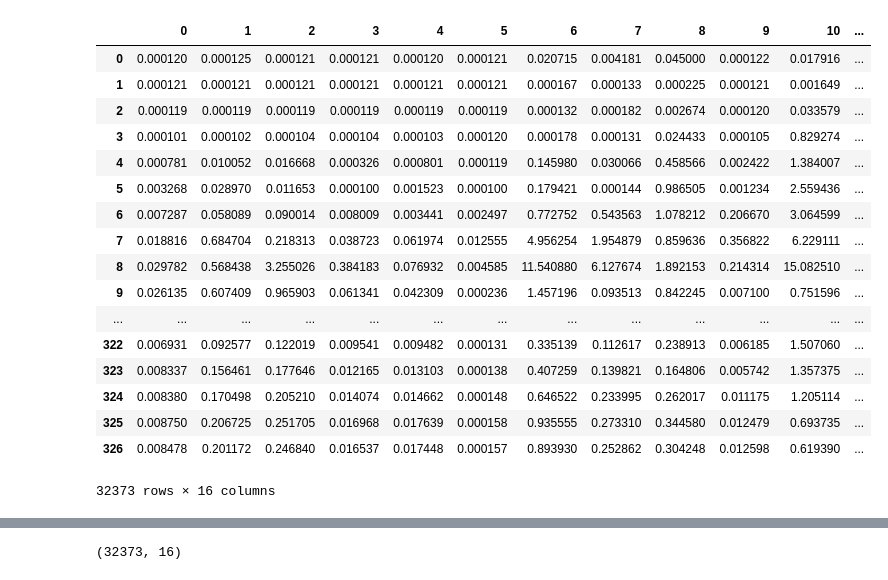
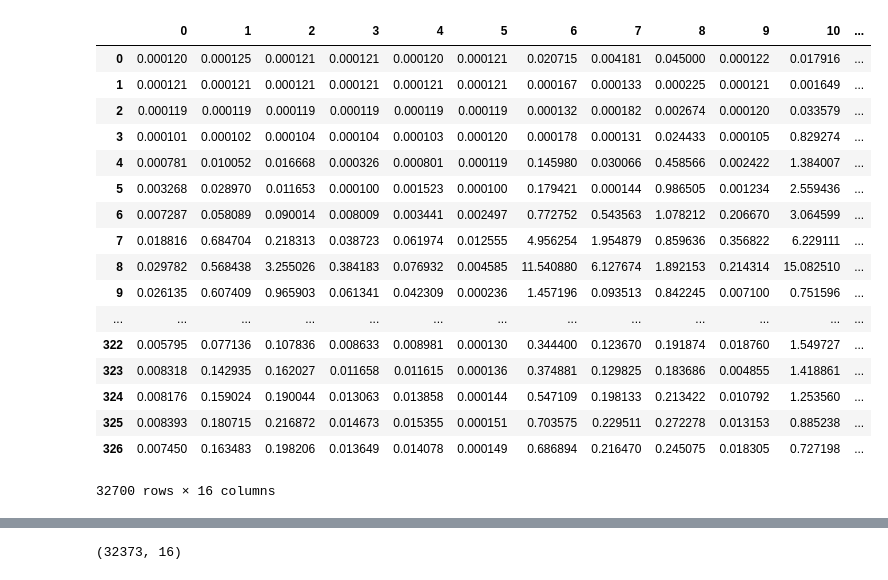
Before and after one commit to freecraver/ML-fun, a Jupyter notebook: greenhouse/greenhouse.ipynb, the cells around one changed output, grey strips where cells are left out. Drawn from its saved outputs; the diff is of its cells as text; code cells hidden in the pictures.

```diff
--- a/greenhouse/greenhouse.ipynb
+++ b/greenhouse/greenhouse.ipynb
@@ -44,36 +44,36 @@ init_notebook_mode(connected=True)
 # %%
 data_path = "ghg_data/ghg.gid.site0001.dat"
 df_data = pd.read_csv(data_path,sep=' ',header=None)
 df_data = df_data.T
 data_path = "ghg_data/ghg.gid.site"
-for x in range(2,100):
+for x in range(2,101):
     num=str(x)
     while(len(num)<4):
         num="0"+num
 
     dat = pd.read_csv((data_path+num+".dat"),sep=' ',header=None)
     dat = dat.T
     df_data = pd.concat([df_data,dat])
 
 
 df_data.rename(columns={15:'synth'}, inplace=True)
 df_data
 # %% [output]
 |  | 0 | 1 | 2 | 3 | 4 | 5 | 6 | 7 | 8 | 9 | 10 | ... |
 | 0 | 0.000120 | 0.000125 | 0.000121 | 0.000121 | 0.000120 | 0.000121 | 0.020715 | 0.004181 | 0.045000 | 0.000122 | 0.017916 | ... |
 | 1 | 0.000121 | 0.000121 | 0.000121 | 0.000121 | 0.000121 | 0.000121 | 0.000167 | 0.000133 | 0.000225 | 0.000121 | 0.001649 | ... |
 | 2 | 0.000119 | 0.000119 | 0.000119 | 0.000119 | 0.000119 | 0.000119 | 0.000132 | 0.000182 | 0.002674 | 0.000120 | 0.033579 | ... |
 | 3 | 0.000101 | 0.000102 | 0.000104 | 0.000104 | 0.000103 | 0.000120 | 0.000178 | 0.000131 | 0.024433 | 0.000105 | 0.829274 | ... |
 | 4 | 0.000781 | 0.010052 | 0.016668 | 0.000326 | 0.000801 | 0.000119 | 0.145980 | 0.030066 | 0.458566 | 0.002422 | 1.384007 | ... |
 | 5 | 0.003268 | 0.028970 | 0.011653 | 0.000100 | 0.001523 | 0.000100 | 0.179421 | 0.000144 | 0.986505 | 0.001234 | 2.559436 | ... |
 | 6 | 0.007287 | 0.058089 | 0.090014 | 0.008009 | 0.003441 | 0.002497 | 0.772752 | 0.543563 | 1.078212 | 0.206670 | 3.064599 | ... |
 | 7 | 0.018816 | 0.684704 | 0.218313 | 0.038723 | 0.061974 | 0.012555 | 4.956254 | 1.954879 | 0.859636 | 0.356822 | 6.229111 | ... |
 | 8 | 0.029782 | 0.568438 | 3.255026 | 0.384183 | 0.076932 | 0.004585 | 11.540880 | 6.127674 | 1.892153 | 0.214314 | 15.082510 | ... |
 | 9 | 0.026135 | 0.607409 | 0.965903 | 0.061341 | 0.042309 | 0.000236 | 1.457196 | 0.093513 | 0.842245 | 0.007100 | 0.751596 | ... |
 | ... | ... | ... | ... | ... | ... | ... | ... | ... | ... | ... | ... | ... |
-| 322 | 0.006931 | 0.092577 | 0.122019 | 0.009541 | 0.009482 | 0.000131 | 0.335139 | 0.112617 | 0.238913 | 0.006185 | 1.507060 | ... |
-| 323 | 0.008337 | 0.156461 | 0.177646 | 0.012165 | 0.013103 | 0.000138 | 0.407259 | 0.139821 | 0.164806 | 0.005742 | 1.357375 | ... |
-| 324 | 0.008380 | 0.170498 | 0.205210 | 0.014074 | 0.014662 | 0.000148 | 0.646522 | 0.233995 | 0.262017 | 0.011175 | 1.205114 | ... |
-| 325 | 0.008750 | 0.206725 | 0.251705 | 0.016968 | 0.017639 | 0.000158 | 0.935555 | 0.273310 | 0.344580 | 0.012479 | 0.693735 | ... |
-| 326 | 0.008478 | 0.201172 | 0.246840 | 0.016537 | 0.017448 | 0.000157 | 0.893930 | 0.252862 | 0.304248 | 0.012598 | 0.619390 | ... |
+| 322 | 0.005795 | 0.077136 | 0.107836 | 0.008633 | 0.008981 | 0.000130 | 0.344400 | 0.123670 | 0.191874 | 0.018760 | 1.549727 | ... |
+| 323 | 0.008318 | 0.142935 | 0.162027 | 0.011658 | 0.011615 | 0.000136 | 0.374881 | 0.129825 | 0.183686 | 0.004855 | 1.418861 | ... |
+| 324 | 0.008176 | 0.159024 | 0.190044 | 0.013063 | 0.013858 | 0.000144 | 0.547109 | 0.198133 | 0.213422 | 0.010792 | 1.253560 | ... |
+| 325 | 0.008393 | 0.180715 | 0.216872 | 0.014673 | 0.015355 | 0.000151 | 0.703575 | 0.229511 | 0.272278 | 0.013153 | 0.885238 | ... |
+| 326 | 0.007450 | 0.163483 | 0.198206 | 0.013649 | 0.014078 | 0.000149 | 0.686894 | 0.216470 | 0.245075 | 0.018305 | 0.727198 | ... |
-32373 rows × 16 columns
+32700 rows × 16 columns
```
Also changed, not shown: parts of 6 cells of this notebook.
